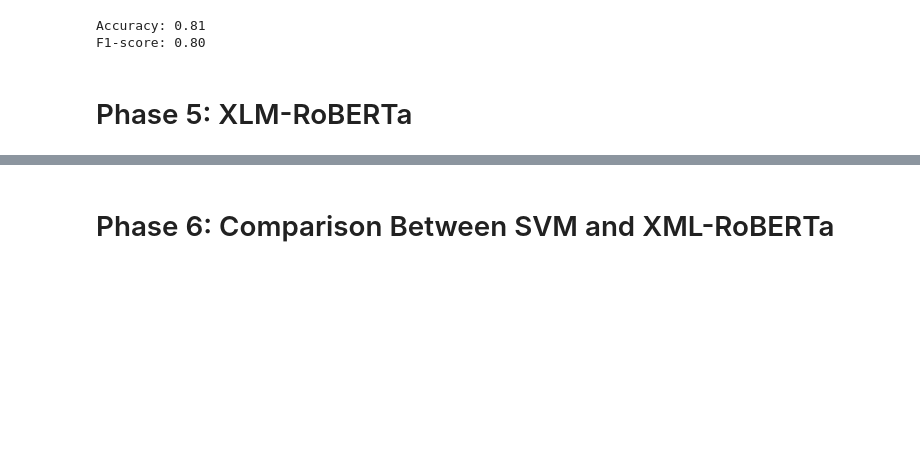
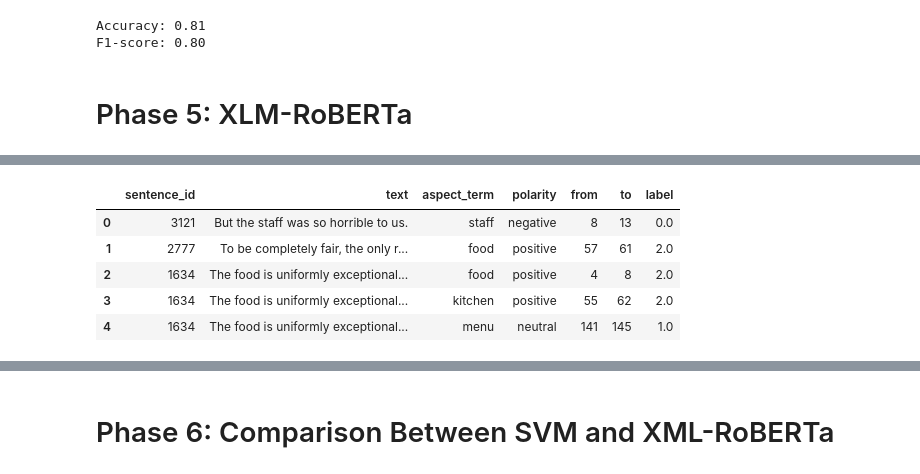
Before and after one commit to madisonb2/CS4765, a Jupyter notebook: CS4765.ipynb, the cells around one changed output, grey strips where cells are left out. Cells and saved outputs as stored; diff of their text form; code cells hidden in the pictures; blank space fills up the shorter version.

```diff
--- a/CS4765.ipynb
+++ b/CS4765.ipynb
@@ -453,0 +623,3 @@ f1_xlm = 0
+# %%
+laptops_data = parse_xml_data('Laptop_Train_v2.xml')
+restaurants_data = parse_xml_data('Restaurants_Train_v2.xml')
@@ -453,0 +629,3 @@ f1_xlm = 0
+# %%
+all_data = pd.concat([restaurants_data, laptops_data], ignore_index=True)
+all_data.head()
@@ -453,0 +639,12 @@ f1_xlm = 0
+# %%
+# Convert polarity labels to numeric
+polarity_map = {'negative': 0, 'neutral': 1, 'positive': 2}
+all_data['label'] = all_data['polarity'].map(polarity_map)
+all_data.head()
+# %% [output]
+|  | sentence_id | text | aspect_term | polarity | from | to | label |
+| 0 | 3121 | But the staff was so horrible to us. | staff | negative | 8 | 13 | 0.0 |
+| 1 | 2777 | To be completely fair, the only r... | food | positive | 57 | 61 | 2.0 |
+| 2 | 1634 | The food is uniformly exceptional... | food | positive | 4 | 8 | 2.0 |
+| 3 | 1634 | The food is uniformly exceptional... | kitchen | positive | 55 | 62 | 2.0 |
+| 4 | 1634 | The food is uniformly exceptional... | menu | neutral | 141 | 145 | 1.0 |
```
Also changed, not shown: parts of 19 cells of this notebook.
